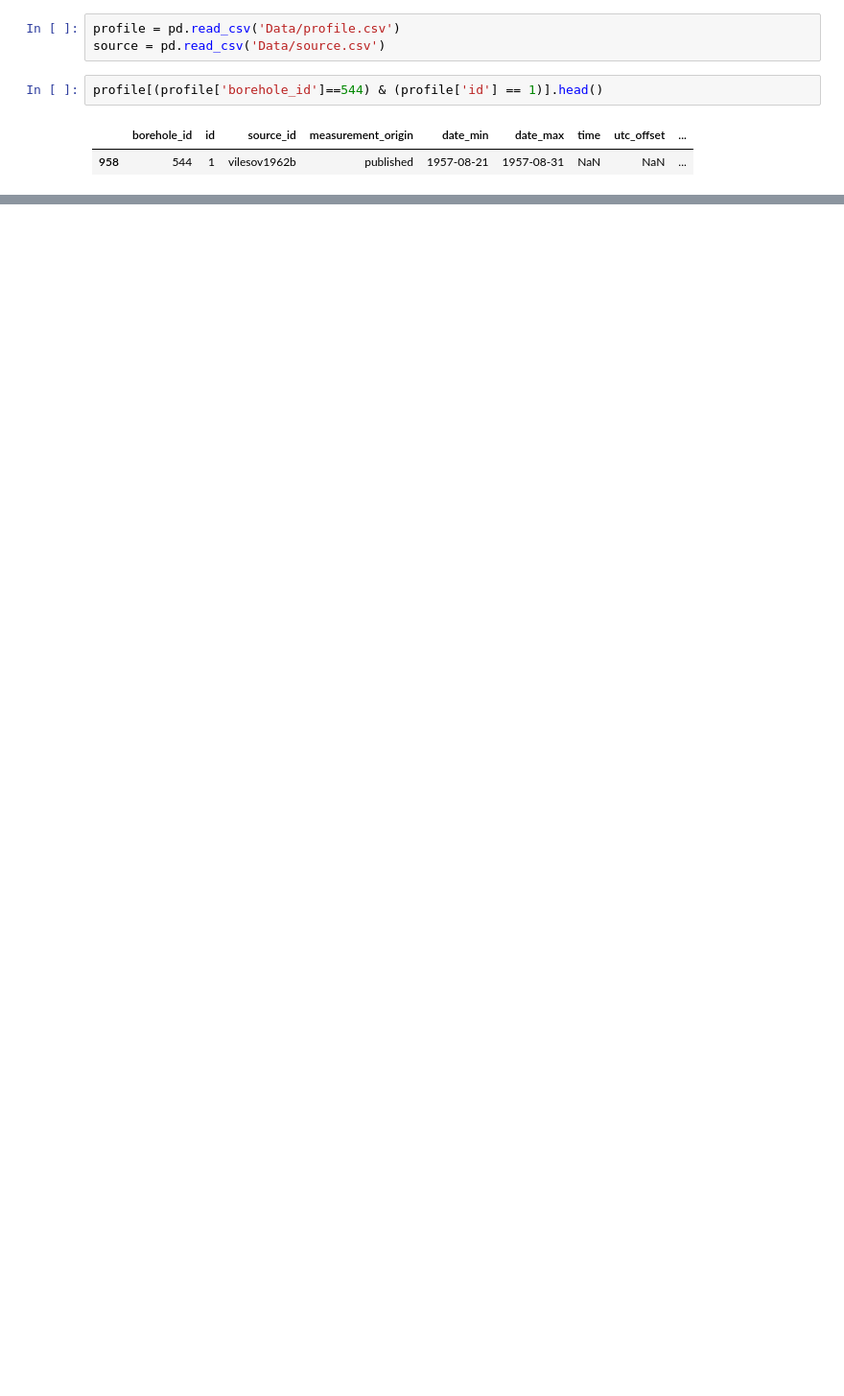
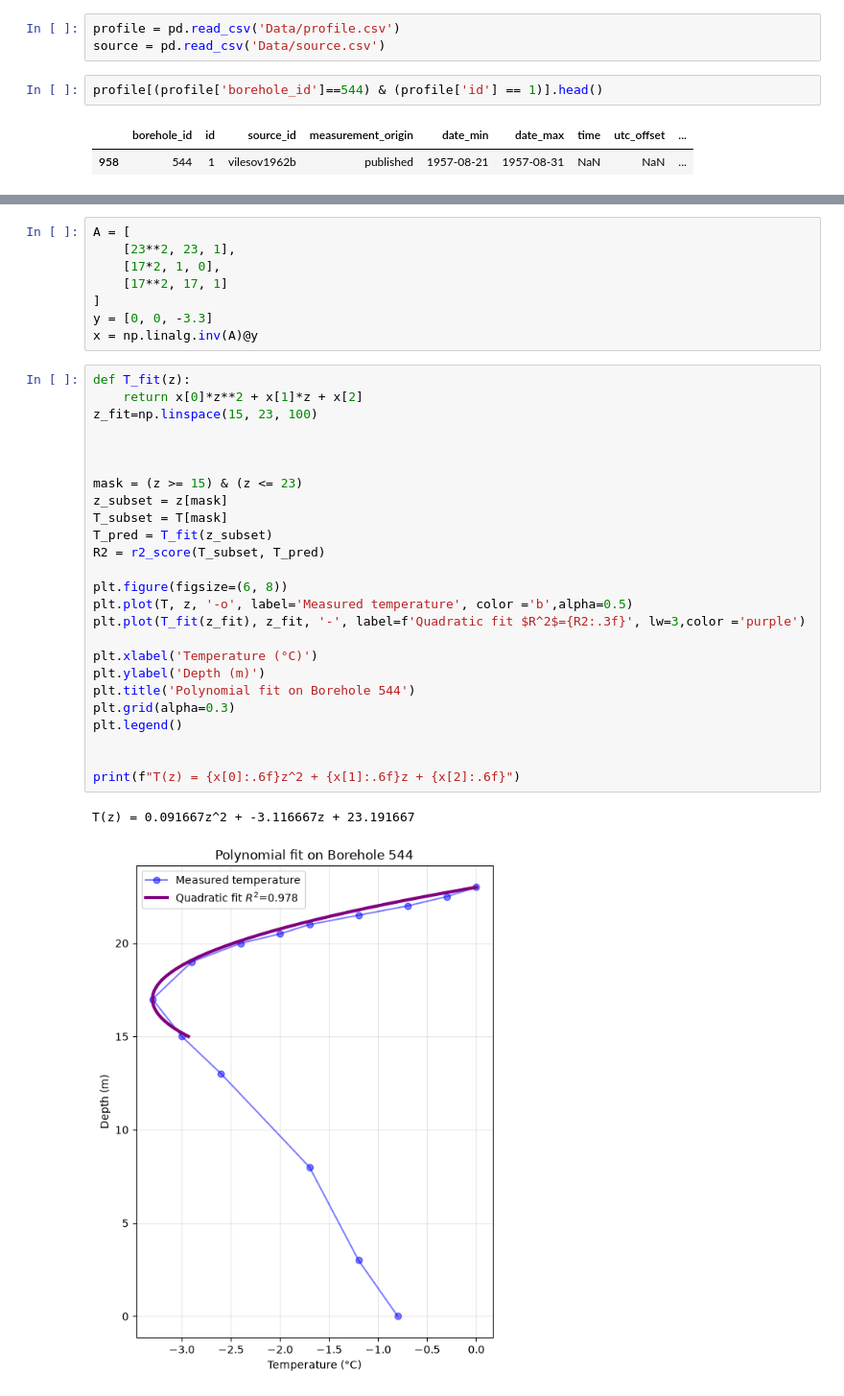
Before and after one commit to joshpark1007/Fall26-ESM-Project, a Jupyter notebook: test_1.ipynb, the cells around one changed output, grey strips where cells are left out. Shown at 96% size. Drawn from its saved outputs; the diff is of its cells as text; blank space fills up the shorter version.

Commit message:
polynomial fit

```diff
--- a/test_1.ipynb
+++ b/test_1.ipynb
@@ -68,0 +91,36 @@ source[source['id']=='vilesov1962b']
+# %%
+A = [
+    [23**2, 23, 1],
+    [17*2, 1, 0],
+    [17**2, 17, 1]
+]
+y = [0, 0, -3.3]
+x = np.linalg.inv(A)@y
+# %%
+def T_fit(z):
+    return x[0]*z**2 + x[1]*z + x[2]
+z_fit=np.linspace(15, 23, 100)
+
+
+
+mask = (z >= 15) & (z <= 23)
+z_subset = z[mask]
+T_subset = T[mask]
+T_pred = T_fit(z_subset)
+R2 = r2_score(T_subset, T_pred)
+
+plt.figure(figsize=(6, 8))
+plt.plot(T, z, '-o', label='Measured temperature', color ='b',alpha=0.5)
+plt.plot(T_fit(z_fit), z_fit, '-', label=f'Quadratic fit $R^2$={R2:.3f}', lw=3,color ='purple')
+
+plt.xlabel('Temperature (°C)')
+plt.ylabel('Depth (m)')
+plt.title('Polynomial fit on Borehole 544')
+plt.grid(alpha=0.3)
+plt.legend()
+
+
+print(f"T(z) = {x[0]:.6f}z^2 + {x[1]:.6f}z + {x[2]:.6f}")
+# %% [output]
+T(z) = 0.091667z^2 + -3.116667z + 23.191667
+[figure, added]
```
Also changed, not shown: parts of 2 cells of this notebook.
